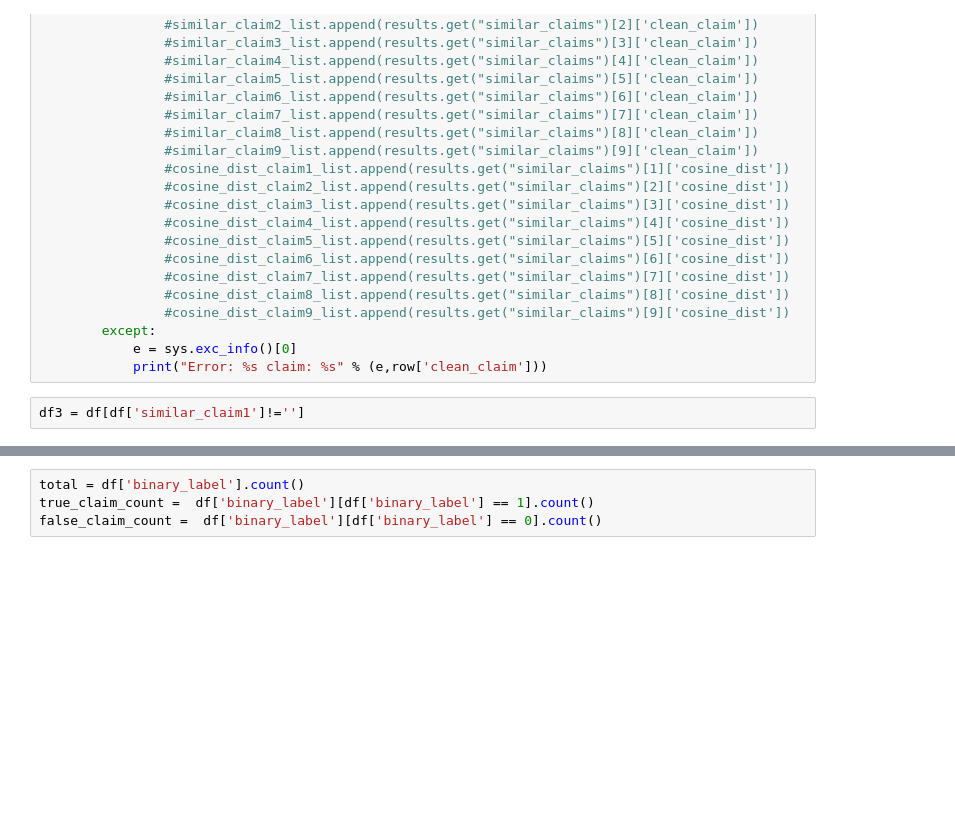
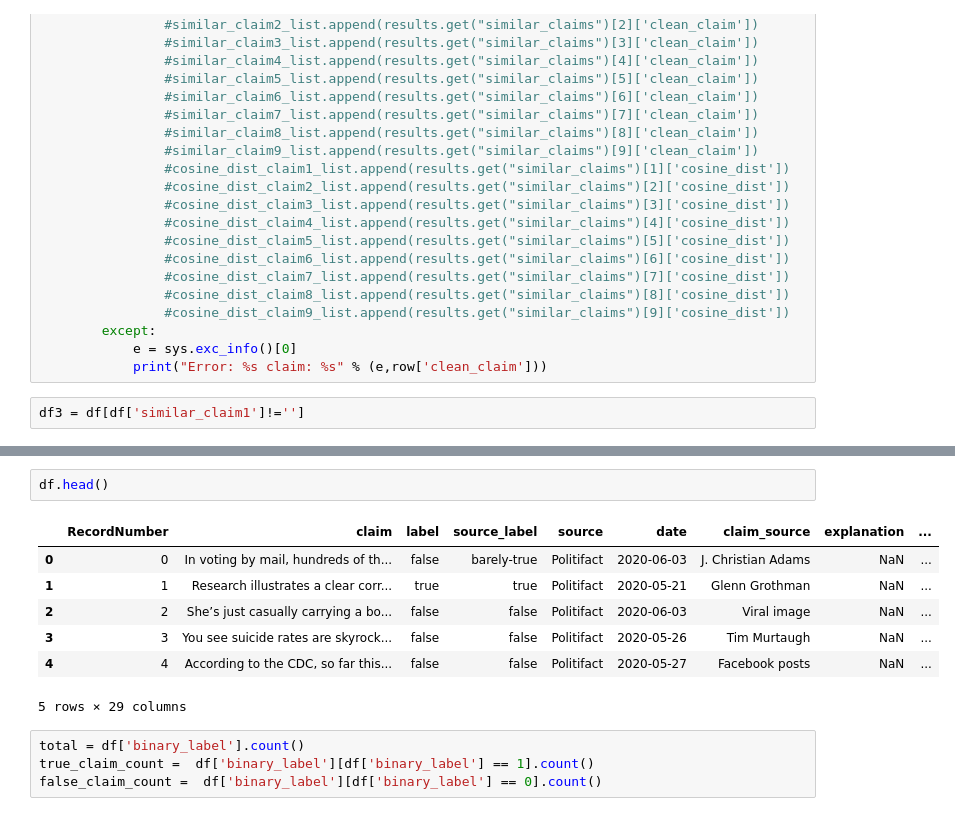
Before and after one commit to ahathaway821/COVID-19-Fact-Checking, a Jupyter notebook: src/modeling/BERT_SIMILAR_CLAIMS.ipynb, the cells around one changed output, grey strips where cells are left out. Saved outputs shown, nothing was run; the diff lists cells and outputs as text; blank space fills up the shorter version.

```diff
--- a/src/modeling/BERT_SIMILAR_CLAIMS.ipynb
+++ b/src/modeling/BERT_SIMILAR_CLAIMS.ipynb
@@ -238,3 +277,13 @@ df = pd.read_csv('../../data/clean/Collated_data_with_similar_claimsV2.csv')
+# %%
+df.head()
+# %% [output]
+|  | RecordNumber | claim | label | source_label | source | date | claim_source | explanation | ... |
+| 0 | 0 | In voting by mail, hundreds of th... | false | barely-true | Politifact | 2020-06-03 | J. Christian Adams | NaN | ... |
+| 1 | 1 | Research illustrates a clear corr... | true | true | Politifact | 2020-05-21 | Glenn Grothman | NaN | ... |
+| 2 | 2 | She’s just casually carrying a bo... | false | false | Politifact | 2020-06-03 | Viral image | NaN | ... |
+| 3 | 3 | You see suicide rates are skyrock... | false | false | Politifact | 2020-05-26 | Tim Murtaugh | NaN | ... |
+| 4 | 4 | According to the CDC, so far this... | false | false | Politifact | 2020-05-27 | Facebook posts | NaN | ... |
+5 rows × 29 columns
 # %%
 total = df['binary_label'].count()
 true_claim_count =  df['binary_label'][df['binary_label'] == 1].count()
```
Also changed, not shown: parts of 23 cells of this notebook.
